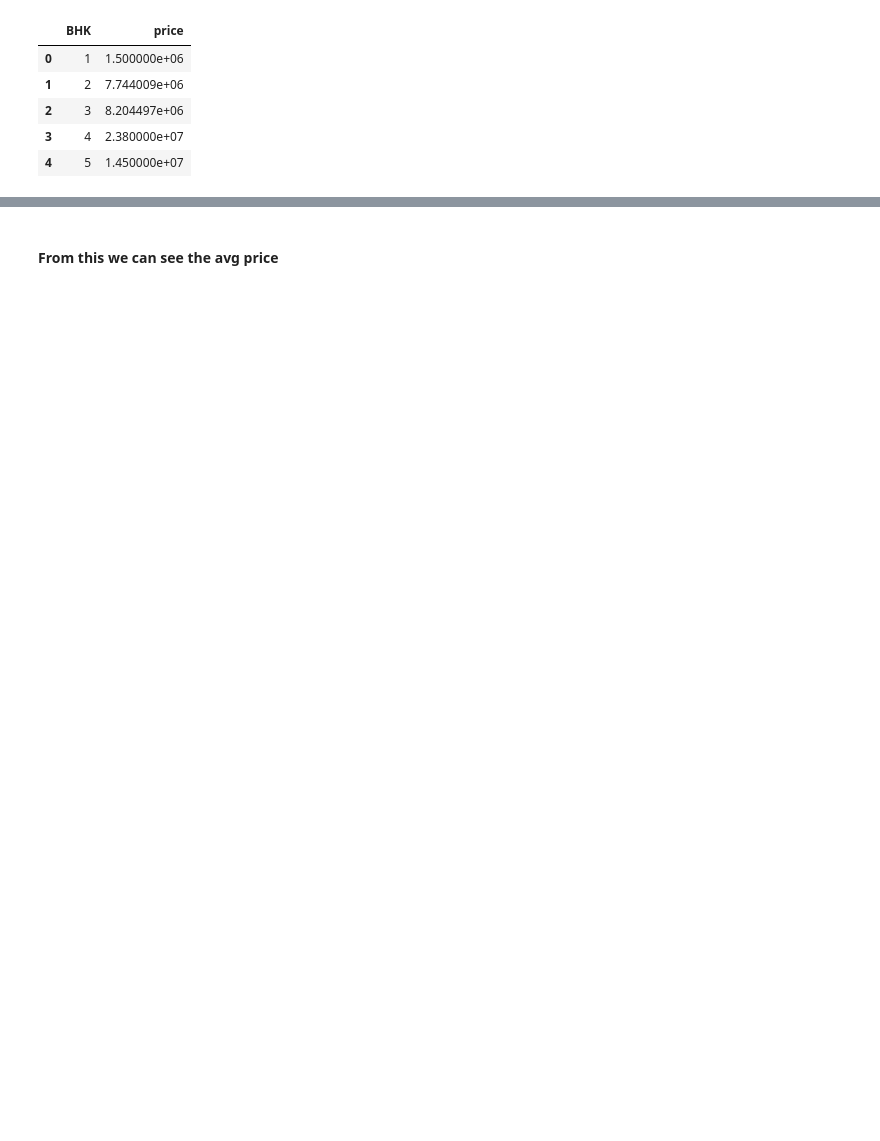
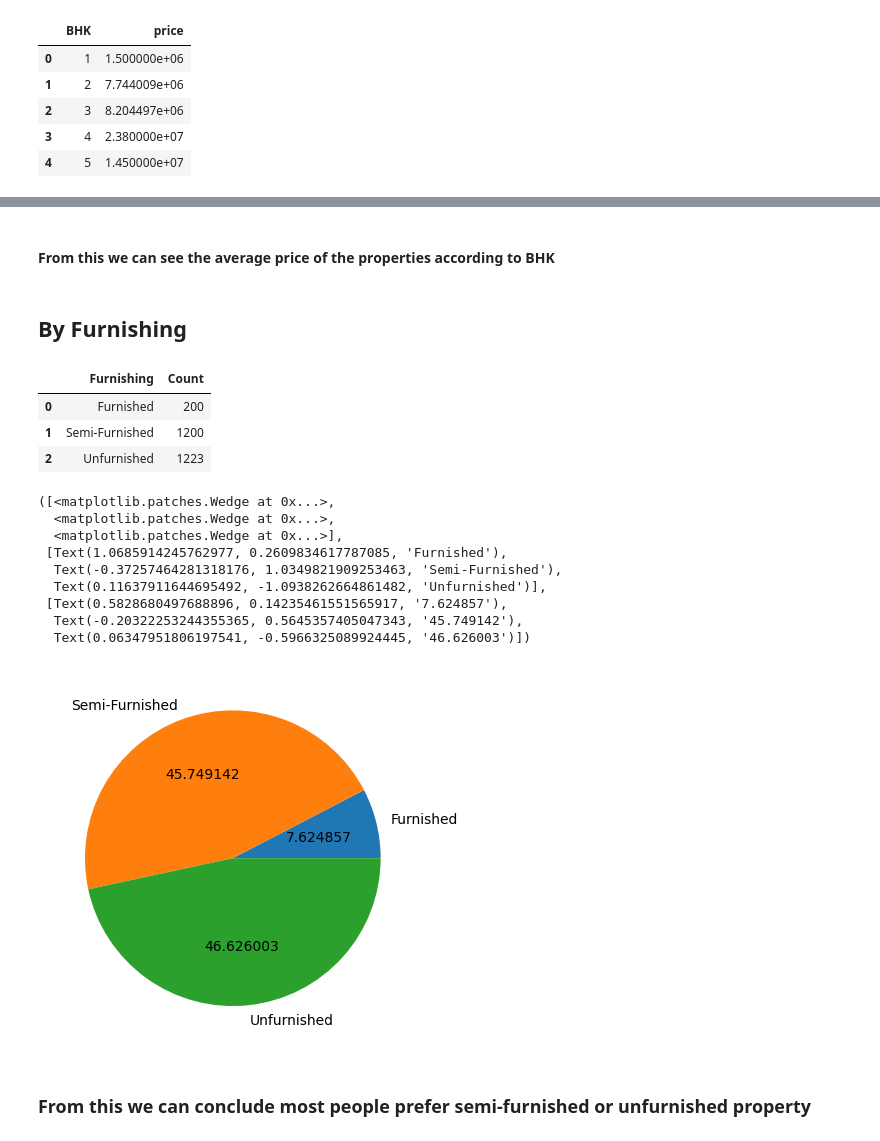
Before and after one commit to shouvik-maity/data-analysis-project--kolkata-realestate, a Jupyter notebook: sales.ipynb, the cells around one changed output, grey strips where cells are left out. Cells and saved outputs as stored; diff of their text form; code cells hidden in the pictures; blank space fills up the shorter version.

```diff
--- a/sales.ipynb
+++ b/sales.ipynb
@@ -187,2 +183,28 @@ plt.show()
 # %% [markdown]
-#### From this we can see the avg price
+#### From this we can see the average price of the properties according to BHK
+# %% [markdown]
+## By Furnishing
+# %%
+df_fur=df.groupby('Furnishing').size().reset_index()
+df_fur.columns=['Furnishing','Count']
+df_fur.head()
+# %% [output]
+|  | Furnishing | Count |
+| 0 | Furnished | 200 |
+| 1 | Semi-Furnished | 1200 |
+| 2 | Unfurnished | 1223 |
+# %%
+plt.pie(df_fur['Count'],labels=df_fur['Furnishing'],autopct="%f")
+# %% [output]
+([<matplotlib.patches.Wedge at 0x...>,
+  <matplotlib.patches.Wedge at 0x...>,
+  <matplotlib.patches.Wedge at 0x...>],
+ [Text(1.0685914245762977, 0.2609834617787085, 'Furnished'),
+  Text(-0.37257464281318176, 1.0349821909253463, 'Semi-Furnished'),
+  Text(0.11637911644695492, -1.0938262664861482, 'Unfurnished')],
+ [Text(0.5828680497688896, 0.14235461551565917, '7.624857'),
+  Text(-0.20322253244355365, 0.5645357405047343, '45.749142'),
+  Text(0.06347951806197541, -0.5966325089924445, '46.626003')])
+[figure, added]
+# %% [markdown]
+### From this we can conclude most people prefer semi-furnished or unfurnished property
```
Also changed, not shown: parts of 3 cells of this notebook.
